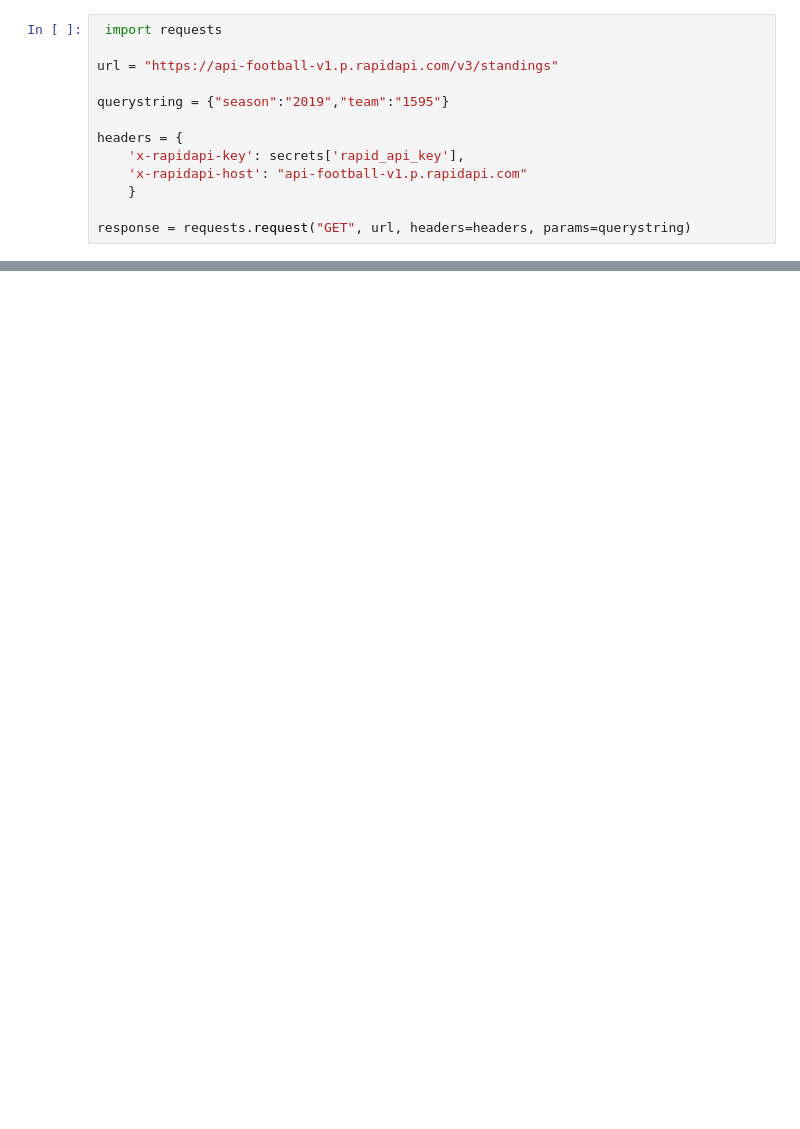
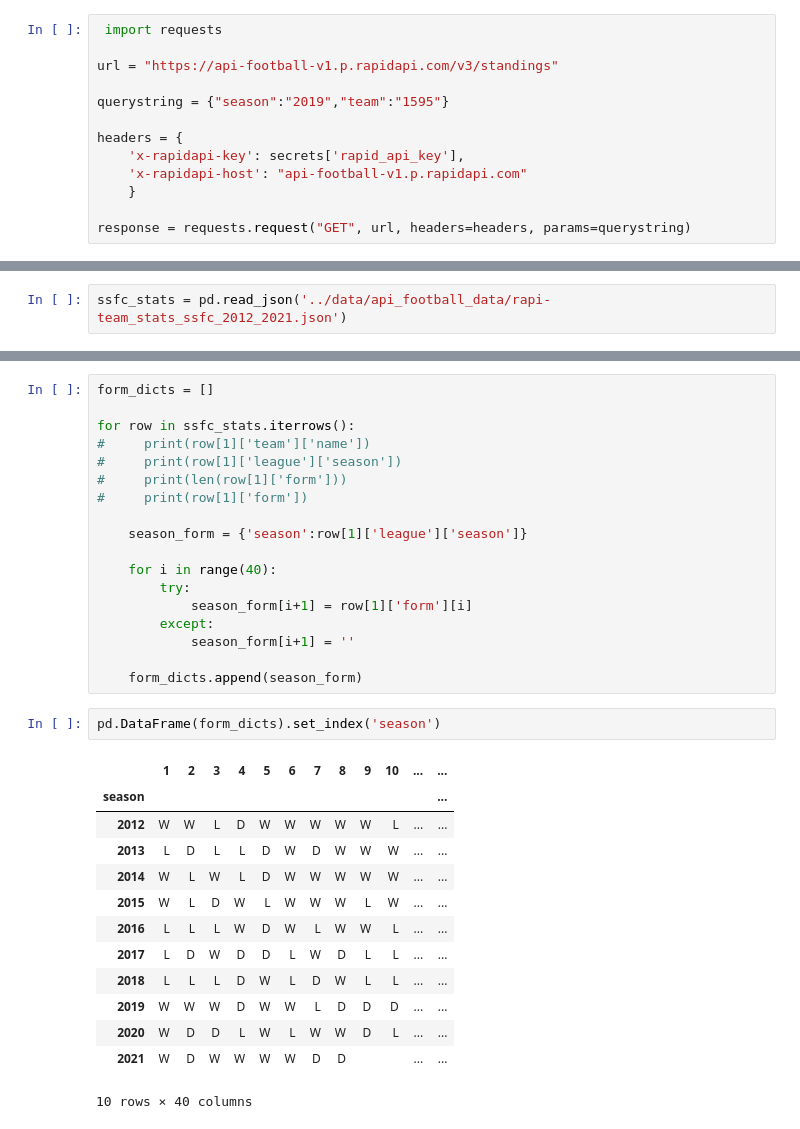
Before and after one commit to rileydr/SSFC-Data, a Jupyter notebook: code/02_data_collection_rapidapi.ipynb, the cells around one changed output, grey strips where cells are left out. Drawn from its saved outputs; the diff is of its cells as text; blank space fills up the shorter version.

```diff
--- a/code/02_data_collection_rapidapi.ipynb
+++ b/code/02_data_collection_rapidapi.ipynb
@@ -532,0 +885,2 @@ response.json()
+# %%
+ssfc_stats = pd.read_json('../data/api_football_data/rapi-team_stats_ssfc_2012_2021.json')
@@ -532,0 +901,34 @@ response.json()
+# %%
+form_dicts = []
+
+for row in ssfc_stats.iterrows():
+#     print(row[1]['team']['name'])
+#     print(row[1]['league']['season'])
+#     print(len(row[1]['form']))
+#     print(row[1]['form'])
+
+    season_form = {'season':row[1]['league']['season']}
+
+    for i in range(40):
+        try:
+            season_form[i+1] = row[1]['form'][i]
+        except:
+            season_form[i+1] = ''
+
+    form_dicts.append(season_form)
+# %%
+pd.DataFrame(form_dicts).set_index('season')
+# %% [output]
+|  | 1 | 2 | 3 | 4 | 5 | 6 | 7 | 8 | 9 | 10 | ... | ... |
+| season |  |  |  |  |  |  |  |  |  |  |  | ... |
+| 2012 | W | W | L | D | W | W | W | W | W | L | ... | ... |
+| 2013 | L | D | L | L | D | W | D | W | W | W | ... | ... |
+| 2014 | W | L | W | L | D | W | W | W | W | W | ... | ... |
+| 2015 | W | L | D | W | L | W | W | W | L | W | ... | ... |
+| 2016 | L | L | L | W | D | W | L | W | W | L | ... | ... |
+| 2017 | L | D | W | D | D | L | W | D | L | L | ... | ... |
+| 2018 | L | L | L | D | W | L | D | W | L | L | ... | ... |
+| 2019 | W | W | W | D | W | W | L | D | D | D | ... | ... |
+| 2020 | W | D | D | L | W | L | W | W | D | L | ... | ... |
+| 2021 | W | D | W | W | W | W | D | D |  |  | ... | ... |
+10 rows × 40 columns
```
Also changed, not shown: parts of 56 cells of this notebook, 10 other files.
